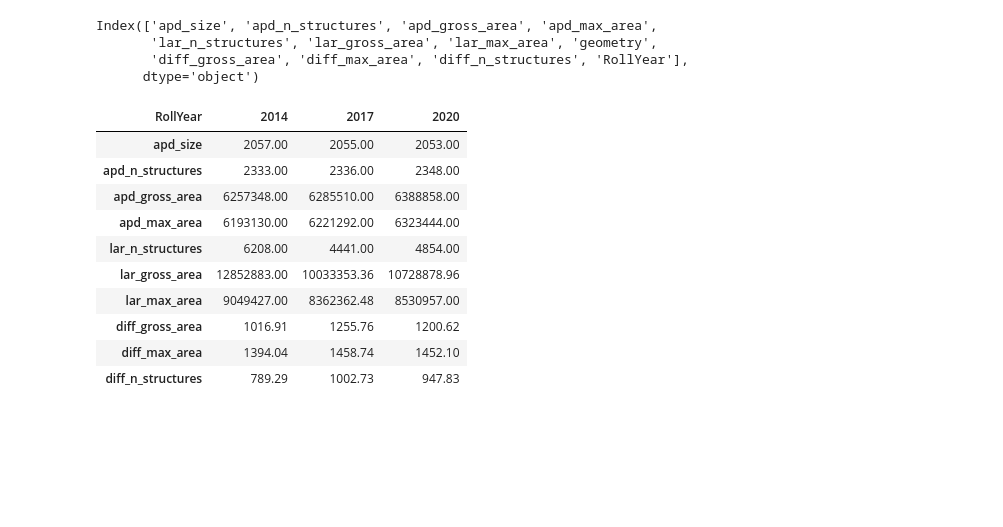
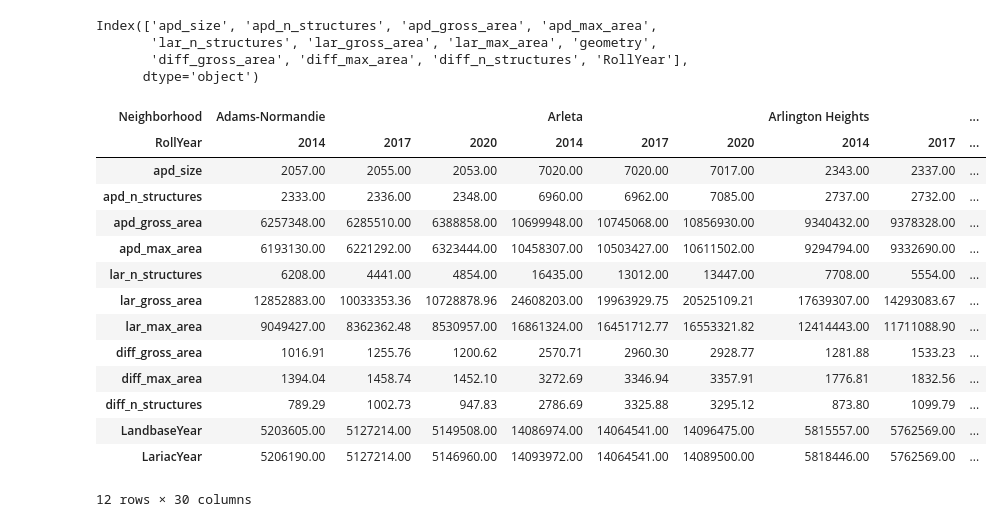
Before and after one commit to AdamSwietek/Hidden_Housing, a Jupyter notebook: notebooks/eda/explore_parcels.ipynb, the cells around one changed output. Cells and saved outputs as stored; diff of their text form; code cells hidden in the pictures; blank space fills up the shorter version.

```diff
--- a/notebooks/eda/explore_parcels.ipynb
+++ b/notebooks/eda/explore_parcels.ipynb
@@ -12,0 +8,17 @@ hoods = load_neighborhoods()
+# %%
+'''creat list of neighborhoods in LA city'''
+from src.geoadmin import load_neighborhoods, load_cities
+
+import geopandas as gpd
+
+cities = load_cities().to_crs(4326)
+hoods = load_neighborhoods()
+
+assert hoods.crs == cities.crs, "CRS mismatch between neighborhoods and cities data"
+
+lacity = cities.query('CITYNAME_ALF == "LOS ANGELES"')
+hoodnames = gpd.sjoin(hoods.set_geometry(hoods.centroid.to_crs(epsg=4326)).set_crs(4326),
+                         lacity[['geometry']],
+                        #  predicate='within'
+                         )['name'].tolist()
+print(f'Found {len(hoodnames)} neighborhoods in LA city')
@@ -197,15 +271,16 @@ Text(0.5, 0.98, 'LARIAC vs APD building size and counts mapped to landbase parce
 import matplotlib.pyplot as plt
 f, ax = plt.subplots(figsize = (25,25))
 
-lacity_hood.to_crs(landbase_parcels.crs).boundary.plot(color = 'k', ax = ax)
-landbase_parcels.plot(alpha = .5, ax = ax)
-lariac_structures.plot(ax = ax, color = 'k')
+hoods.to_crs(landbase_parcels.crs).boundary.plot(color = 'k', ax = ax)
+hoods[hoods.name.isin(hoods_names)].to_crs(landbase_parcels.crs).boundary.plot(color = 'k', ax = ax)
+# landbase_parcels.plot(alpha = .5, ax = ax)
+# lariac_structures.plot(ax = ax, color = 'k')
 # assessor_data.plot(ax = ax, color = 'r')
 
 results.set_geometry(results.centroid).plot('diff_gross_area',
                                             legend =True,
                                             scheme= 'naturalbreaks',
-                                            # markersize= 1,
+                                            markersize= 1,
                                             cmap = 'cubehelix',
                                             ax = ax)
 # %% [output]
@@ -219,18 +294,22 @@ Index(['apd_size', 'apd_n_structures', 'apd_gross_area', 'apd_max_area',
        'diff_gross_area', 'diff_max_area', 'diff_n_structures', 'RollYear'],
       dtype='object')
 # %%
-yearly_metrics = all_results.drop(columns=['geometry']).groupby('RollYear').sum()
+yearly_metrics = results.drop(columns=['geometry']).groupby(['Neighborhood','RollYear']).sum()
 # %%
-yearly_metrics.T.round(2)
+yearly_metrics.round(2).T#['apd_size']
 # %% [output]
-| RollYear | 2014 | 2017 | 2020 |
-| apd_size | 2057.00 | 2055.00 | 2053.00 |
-| apd_n_structures | 2333.00 | 2336.00 | 2348.00 |
-| apd_gross_area | 6257348.00 | 6285510.00 | 6388858.00 |
-| apd_max_area | 6193130.00 | 6221292.00 | 6323444.00 |
-| lar_n_structures | 6208.00 | 4441.00 | 4854.00 |
-| lar_gross_area | 12852883.00 | 10033353.36 | 10728878.96 |
-| lar_max_area | 9049427.00 | 8362362.48 | 8530957.00 |
-| diff_gross_area | 1016.91 | 1255.76 | 1200.62 |
-| diff_max_area | 1394.04 | 1458.74 | 1452.10 |
-| diff_n_structures | 789.29 | 1002.73 | 947.83 |
+| Neighborhood | Adams-Normandie |  |  | Arleta |  |  | Arlington Heights |  | ... |
+| RollYear | 2014 | 2017 | 2020 | 2014 | 2017 | 2020 | 2014 | 2017 | ... |
+| apd_size | 2057.00 | 2055.00 | 2053.00 | 7020.00 | 7020.00 | 7017.00 | 2343.00 | 2337.00 | ... |
+| apd_n_structures | 2333.00 | 2336.00 | 2348.00 | 6960.00 | 6962.00 | 7085.00 | 2737.00 | 2732.00 | ... |
+| apd_gross_area | 6257348.00 | 6285510.00 | 6388858.00 | 10699948.00 | 10745068.00 | 10856930.00 | 9340432.00 | 9378328.00 | ... |
+| apd_max_area | 6193130.00 | 6221292.00 | 6323444.00 | 10458307.00 | 10503427.00 | 10611502.00 | 9294794.00 | 9332690.00 | ... |
+| lar_n_structures | 6208.00 | 4441.00 | 4854.00 | 16435.00 | 13012.00 | 13447.00 | 7708.00 | 5554.00 | ... |
+| lar_gross_area | 12852883.00 | 10033353.36 | 10728878.96 | 24608203.00 | 19963929.75 | 20525109.21 | 17639307.00 | 14293083.67 | ... |
+| lar_max_area | 9049427.00 | 8362362.48 | 8530957.00 | 16861324.00 | 16451712.77 | 16553321.82 | 12414443.00 | 11711088.90 | ... |
+| diff_gross_area | 1016.91 | 1255.76 | 1200.62 | 2570.71 | 2960.30 | 2928.77 | 1281.88 | 1533.23 | ... |
+| diff_max_area | 1394.04 | 1458.74 | 1452.10 | 3272.69 | 3346.94 | 3357.91 | 1776.81 | 1832.56 | ... |
+| diff_n_structures | 789.29 | 1002.73 | 947.83 | 2786.69 | 3325.88 | 3295.12 | 873.80 | 1099.79 | ... |
+| LandbaseYear | 5203605.00 | 5127214.00 | 5149508.00 | 14086974.00 | 14064541.00 | 14096475.00 | 5815557.00 | 5762569.00 | ... |
+| LariacYear | 5206190.00 | 5127214.00 | 5146960.00 | 14093972.00 | 14064541.00 | 14089500.00 | 5818446.00 | 5762569.00 | ... |
+12 rows × 30 columns
```
Also changed, not shown: parts of 11 cells of this notebook.
